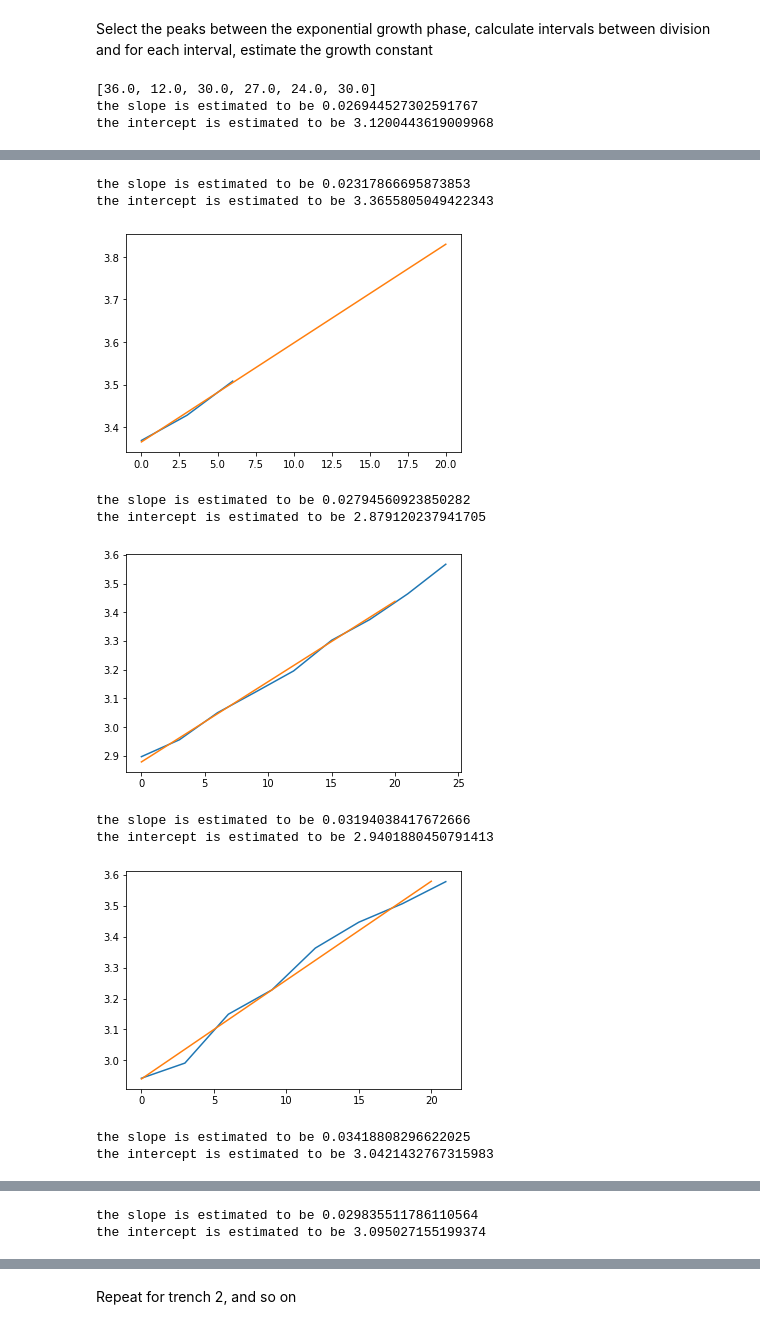
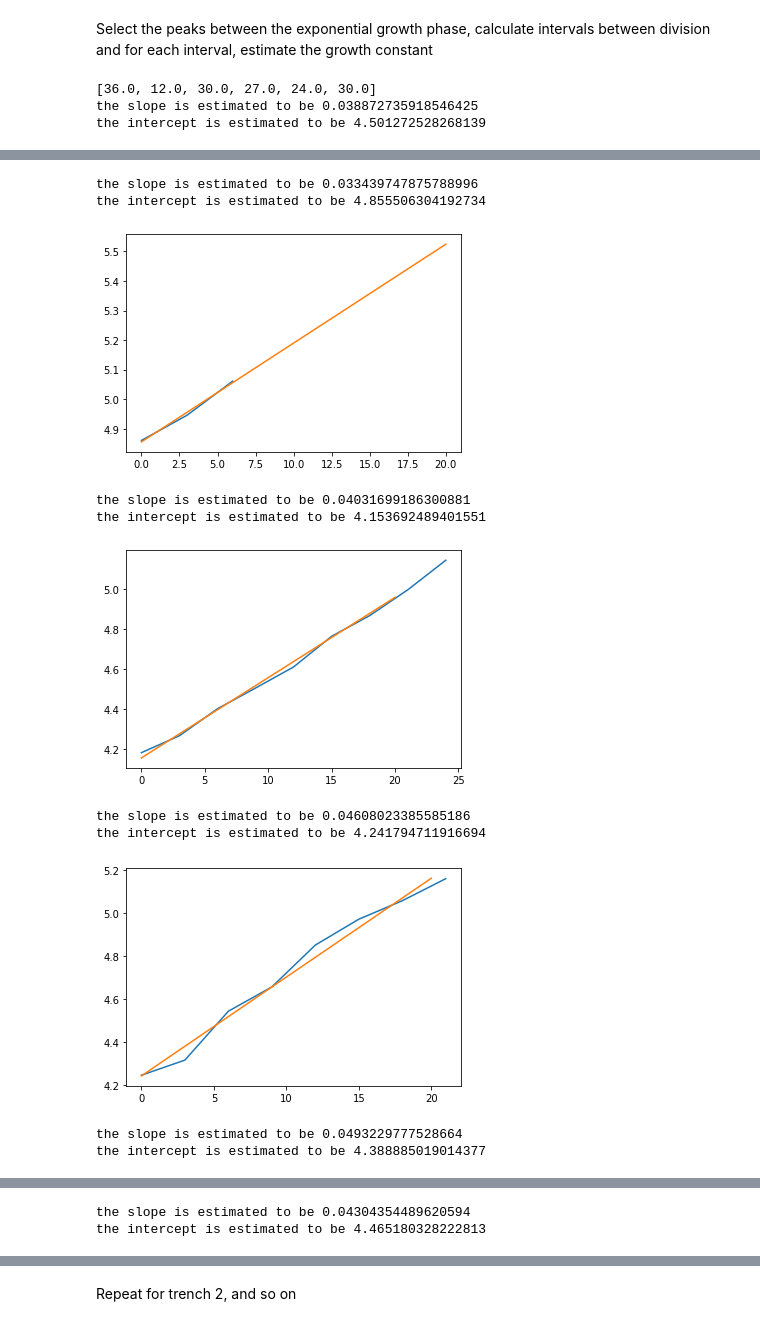
Before and after one commit to erezli/MMLineageTracking, a Jupyter notebook: MM Cell Lineage Tracking.ipynb, the cells around one changed output, grey strips where cells are left out. Drawn from its saved outputs; the diff is of its cells as text; code cells hidden in the pictures.

```diff
--- a/MM Cell Lineage Tracking.ipynb
+++ b/MM Cell Lineage Tracking.ipynb
@@ -84,7 +84,7 @@ print(peaks)
 Select the peaks between the exponential growth phase, calculate intervals between division and for each interval, estimate the growth constant
 # %%
 # slice it according to the data
-e_phase_idx = idx[0][:]
+e_phase_idx = idx[:]
 
 exp.collect_model_para(mcell, e_phase_idx, plot=True)
 print(exp.div_intervals)
@@ -109,5 +109,5 @@ print(exp.growth_taus)
 #    plt.show()
 # %% [output]
 [36.0, 12.0, 30.0, 27.0, 24.0, 30.0]
-the slope is estimated to be 0.026944527302591767
-the intercept is estimated to be 3.1200443619009968
+the slope is estimated to be 0.038872735918546425
+the intercept is estimated to be 4.501272528268139
@@ -115,11 +115,11 @@ the intercept is estimated to be 3.1200443619009968
-the slope is estimated to be 0.02317866695873853
-the intercept is estimated to be 3.3655805049422343
+the slope is estimated to be 0.033439747875788996
+the intercept is estimated to be 4.855506304192734
-[figure, old version]
+[figure, new version]
-the slope is estimated to be 0.02794560923850282
-the intercept is estimated to be 2.879120237941705
+the slope is estimated to be 0.04031699186300881
+the intercept is estimated to be 4.153692489401551
-[figure, old version]
+[figure, new version]
-the slope is estimated to be 0.03194038417672666
-the intercept is estimated to be 2.9401880450791413
+the slope is estimated to be 0.04608023385585186
+the intercept is estimated to be 4.241794711916694
-[figure, old version]
+[figure, new version]
-the slope is estimated to be 0.03418808296622025
-the intercept is estimated to be 3.0421432767315983
+the slope is estimated to be 0.0493229777528664
+the intercept is estimated to be 4.388885019014377
@@ -127,2 +127,2 @@ the intercept is estimated to be 3.0421432767315983
-the slope is estimated to be 0.029835511786110564
-the intercept is estimated to be 3.095027155199374
+the slope is estimated to be 0.04304354489620594
+the intercept is estimated to be 4.465180328222813
```
Also changed, not shown: parts of 9 cells of this notebook, 1 other file.
